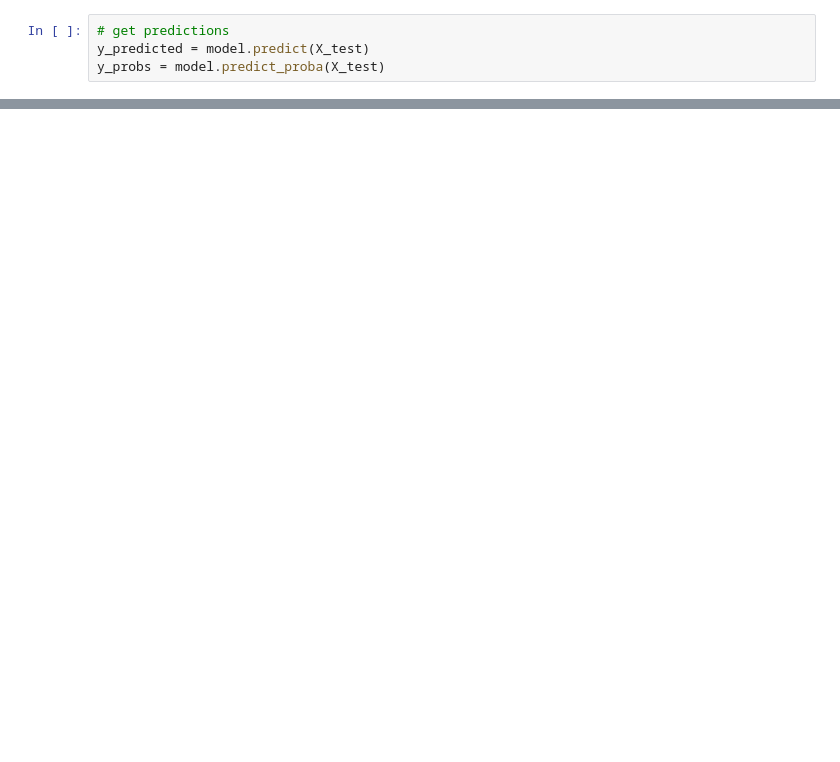
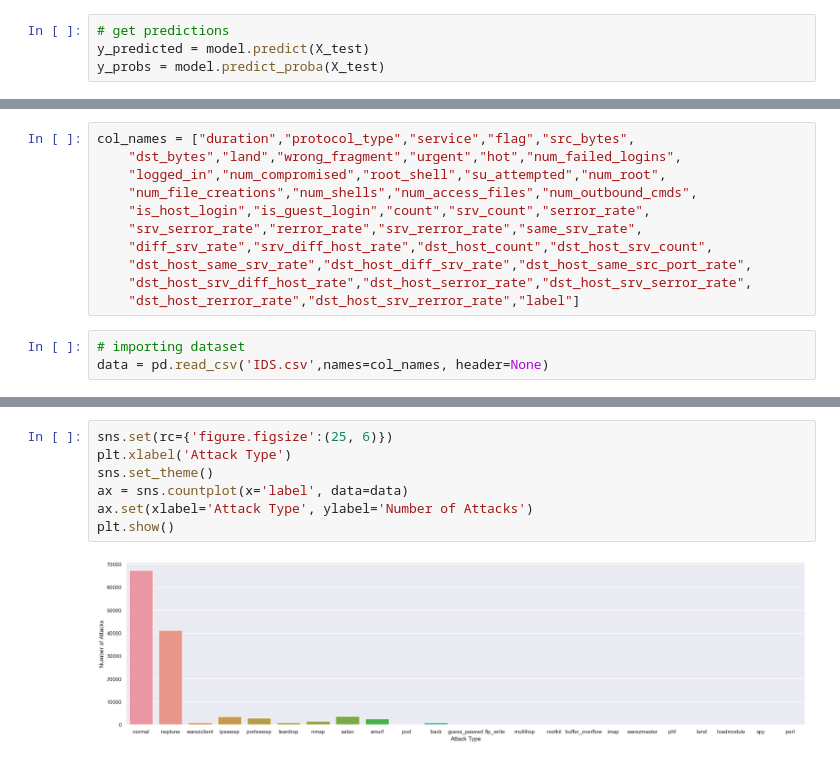
Before and after one commit to Chikrem/HIDS_DT, a Jupyter notebook: IDS.ipynb, the cells around one changed output, grey strips where cells are left out. Drawn from its saved outputs; the diff is of its cells as text; blank space fills up the shorter version.

```diff
--- a/IDS.ipynb
+++ b/IDS.ipynb
@@ -533,0 +619,14 @@ FPR: 12.87%
+# %%
+col_names = ["duration","protocol_type","service","flag","src_bytes",
+    "dst_bytes","land","wrong_fragment","urgent","hot","num_failed_logins",
+    "logged_in","num_compromised","root_shell","su_attempted","num_root",
+    "num_file_creations","num_shells","num_access_files","num_outbound_cmds",
+    "is_host_login","is_guest_login","count","srv_count","serror_rate",
+    "srv_serror_rate","rerror_rate","srv_rerror_rate","same_srv_rate",
+    "diff_srv_rate","srv_diff_host_rate","dst_host_count","dst_host_srv_count",
+    "dst_host_same_srv_rate","dst_host_diff_srv_rate","dst_host_same_src_port_rate",
+    "dst_host_srv_diff_host_rate","dst_host_serror_rate","dst_host_srv_serror_rate",
+    "dst_host_rerror_rate","dst_host_srv_rerror_rate","label"]
+# %%
+# importing dataset
+data = pd.read_csv('IDS.csv',names=col_names, header=None)
@@ -533,0 +702,9 @@ FPR: 12.87%
+# %%
+sns.set(rc={'figure.figsize':(25, 6)})
+plt.xlabel('Attack Type')
+sns.set_theme()
+ax = sns.countplot(x='label', data=data)
+ax.set(xlabel='Attack Type', ylabel='Number of Attacks')
+plt.show()
+# %% [output]
+[figure, added]
```
Also changed, not shown: parts of 56 cells of this notebook, 4 other files.
